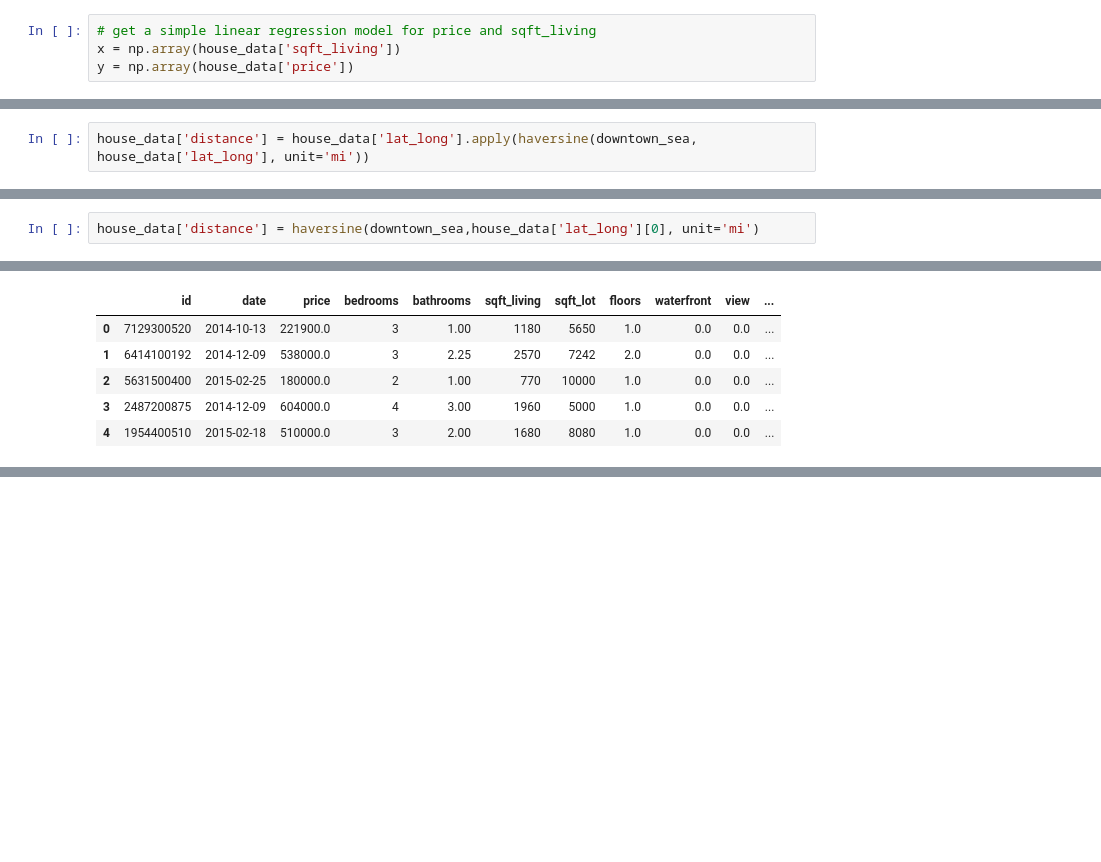
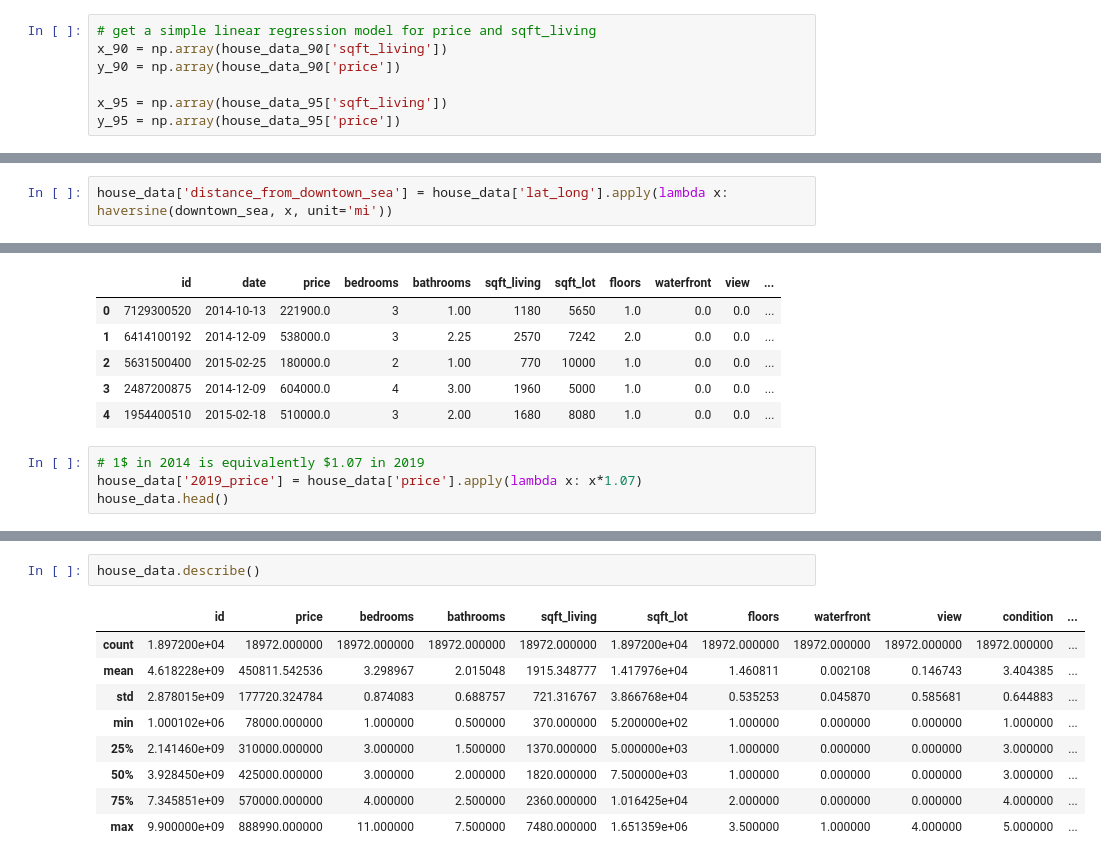
Before and after one commit to AlecMorgan/Housing-Price-Predictor, a Jupyter notebook: wip.ipynb, the cells around one changed output, grey strips where cells are left out. Drawn from its saved outputs; the diff is of its cells as text; blank space fills up the shorter version.

Commit message:
apply haversine

```diff
--- a/wip.ipynb
+++ b/wip.ipynb
@@ -270,5 +301,8 @@ house_data.corr()
 [figure]
 # %%
 # get a simple linear regression model for price and sqft_living
-x = np.array(house_data['sqft_living'])
-y = np.array(house_data['price'])
+x_90 = np.array(house_data_90['sqft_living'])
+y_90 = np.array(house_data_90['price'])
+
+x_95 = np.array(house_data_95['sqft_living'])
+y_95 = np.array(house_data_95['price'])
@@ -599,4 +648,4 @@ house_data['lat_long'][0]
 # %% [output]
 (47.5112, -122.257)
 # %%
-house_data['distance'] = house_data['lat_long'].apply(haversine(downtown_sea, house_data['lat_long'], unit='mi'))
+house_data['distance_from_downtown_sea'] = house_data['lat_long'].apply(lambda x: haversine(downtown_sea, x, unit='mi'))
@@ -605,5 +652,3 @@ ValueError: too many values to unpack (expected 2)
-# %%
-house_data['distance'] = haversine(downtown_sea,house_data['lat_long'][0], unit='mi')
 # %%
 house_data.head()
 # %% [output]
@@ -613,3 +658,7 @@ house_data.head()
 | 2 | 5631500400 | 2015-02-25 | 180000.0 | 2 | 1.00 | 770 | 10000 | 1.0 | 0.0 | 0.0 | ... |
 | 3 | 2487200875 | 2014-12-09 | 604000.0 | 4 | 3.00 | 1960 | 5000 | 1.0 | 0.0 | 0.0 | ... |
 | 4 | 1954400510 | 2015-02-18 | 510000.0 | 3 | 2.00 | 1680 | 8080 | 1.0 | 0.0 | 0.0 | ... |
+# %%
+# 1$ in 2014 is equivalently $1.07 in 2019
+house_data['2019_price'] = house_data['price'].apply(lambda x: x*1.07)
+house_data.head()
@@ -615,0 +692,12 @@ house_data.head()
+# %%
+house_data.describe()
+# %% [output]
+|  | id | price | bedrooms | bathrooms | sqft_living | sqft_lot | floors | waterfront | view | condition | ... |
+| count | 1.897200e+04 | 18972.000000 | 18972.000000 | 18972.000000 | 18972.000000 | 1.897200e+04 | 18972.000000 | 18972.000000 | 18972.000000 | 18972.000000 | ... |
+| mean | 4.618228e+09 | 450811.542536 | 3.298967 | 2.015048 | 1915.348777 | 1.417976e+04 | 1.460811 | 0.002108 | 0.146743 | 3.404385 | ... |
+| std | 2.878015e+09 | 177720.324784 | 0.874083 | 0.688757 | 721.316767 | 3.866768e+04 | 0.535253 | 0.045870 | 0.585681 | 0.644883 | ... |
+| min | 1.000102e+06 | 78000.000000 | 1.000000 | 0.500000 | 370.000000 | 5.200000e+02 | 1.000000 | 0.000000 | 0.000000 | 1.000000 | ... |
+| 25% | 2.141460e+09 | 310000.000000 | 3.000000 | 1.500000 | 1370.000000 | 5.000000e+03 | 1.000000 | 0.000000 | 0.000000 | 3.000000 | ... |
+| 50% | 3.928450e+09 | 425000.000000 | 3.000000 | 2.000000 | 1820.000000 | 7.500000e+03 | 1.000000 | 0.000000 | 0.000000 | 3.000000 | ... |
+| 75% | 7.345851e+09 | 570000.000000 | 4.000000 | 2.500000 | 2360.000000 | 1.016425e+04 | 2.000000 | 0.000000 | 0.000000 | 4.000000 | ... |
+| max | 9.900000e+09 | 888990.000000 | 11.000000 | 7.500000 | 7480.000000 | 1.651359e+06 | 3.500000 | 1.000000 | 4.000000 | 5.000000 | ... |
```
Also changed, not shown: parts of 25 cells of this notebook.
